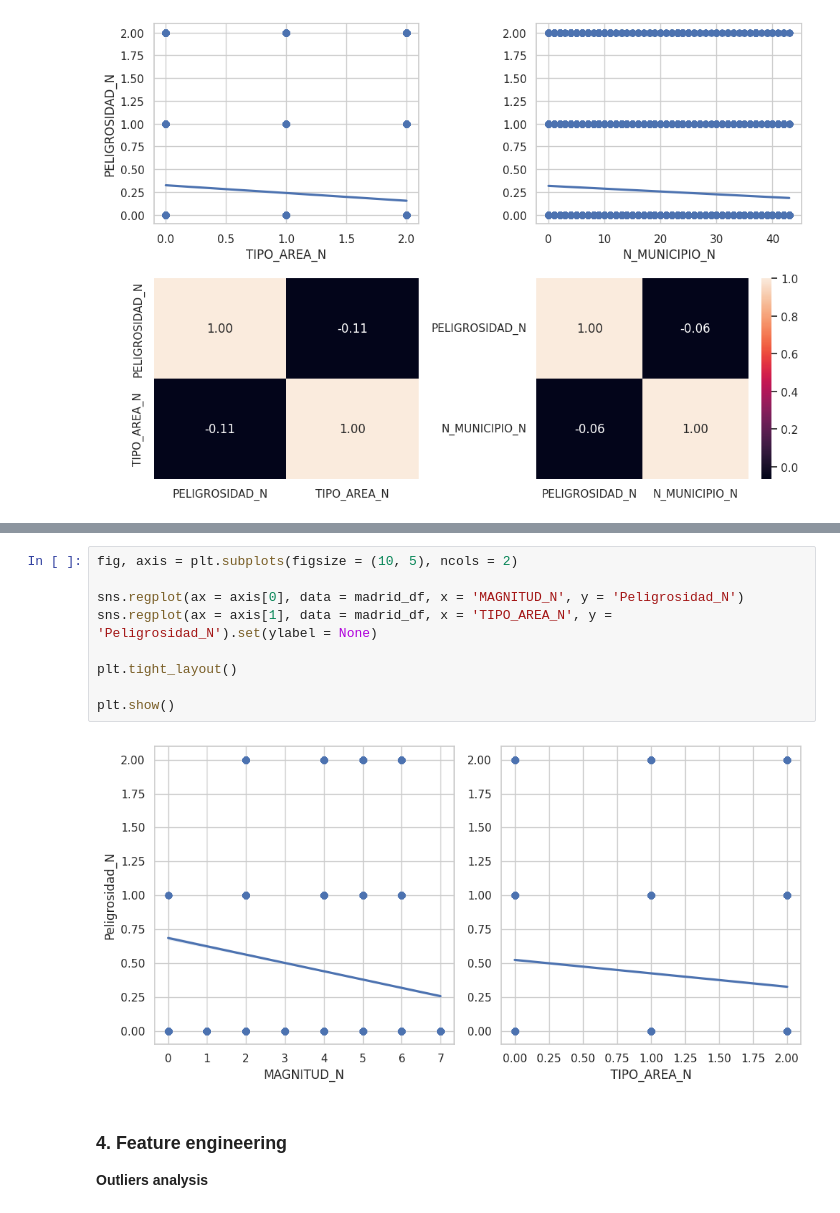
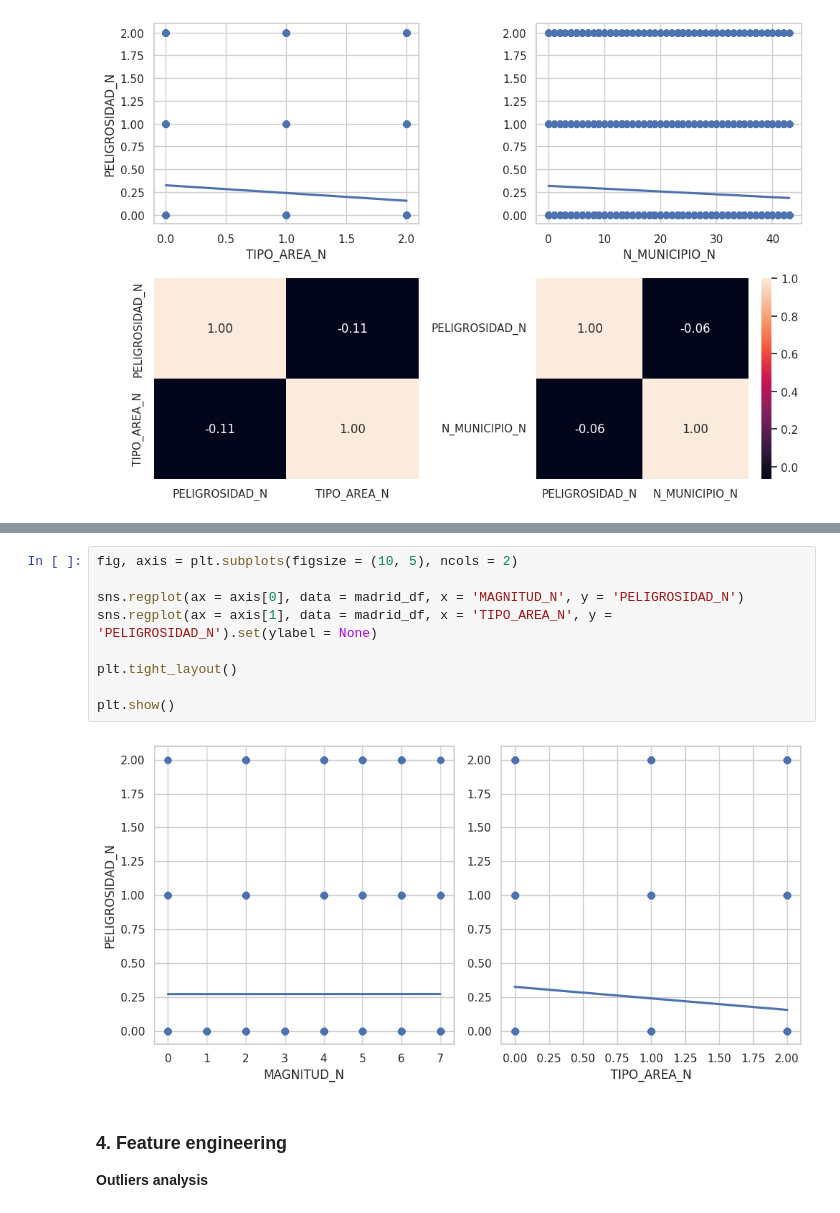
Before and after one commit to Pilizmt/Final-project-air-quality, a Jupyter notebook: src/EDA_andalucia.ipynb, the cells around one changed output, grey strips where cells are left out. Saved outputs shown, nothing was run; the diff lists cells and outputs as text.

```diff
--- a/src/EDA_andalucia.ipynb
+++ b/src/EDA_andalucia.ipynb
@@ -262,14 +262,14 @@ plt.show()
 # %%
 fig, axis = plt.subplots(figsize = (10, 5), ncols = 2)
 
-sns.regplot(ax = axis[0], data = madrid_df, x = 'MAGNITUD_N', y = 'Peligrosidad_N')
-sns.regplot(ax = axis[1], data = madrid_df, x = 'TIPO_AREA_N', y = 'Peligrosidad_N').set(ylabel = None)
+sns.regplot(ax = axis[0], data = madrid_df, x = 'MAGNITUD_N', y = 'PELIGROSIDAD_N')
+sns.regplot(ax = axis[1], data = madrid_df, x = 'TIPO_AREA_N', y = 'PELIGROSIDAD_N').set(ylabel = None)
 
 plt.tight_layout()
 
 plt.show()
 # %% [output]
-[figure, old version]
+[figure, new version]
 # %% [markdown]
 ### **4. Feature engineering**
 **Outliers analysis**
```
Also changed, not shown: parts of 9 cells of this notebook, 11 other files.
